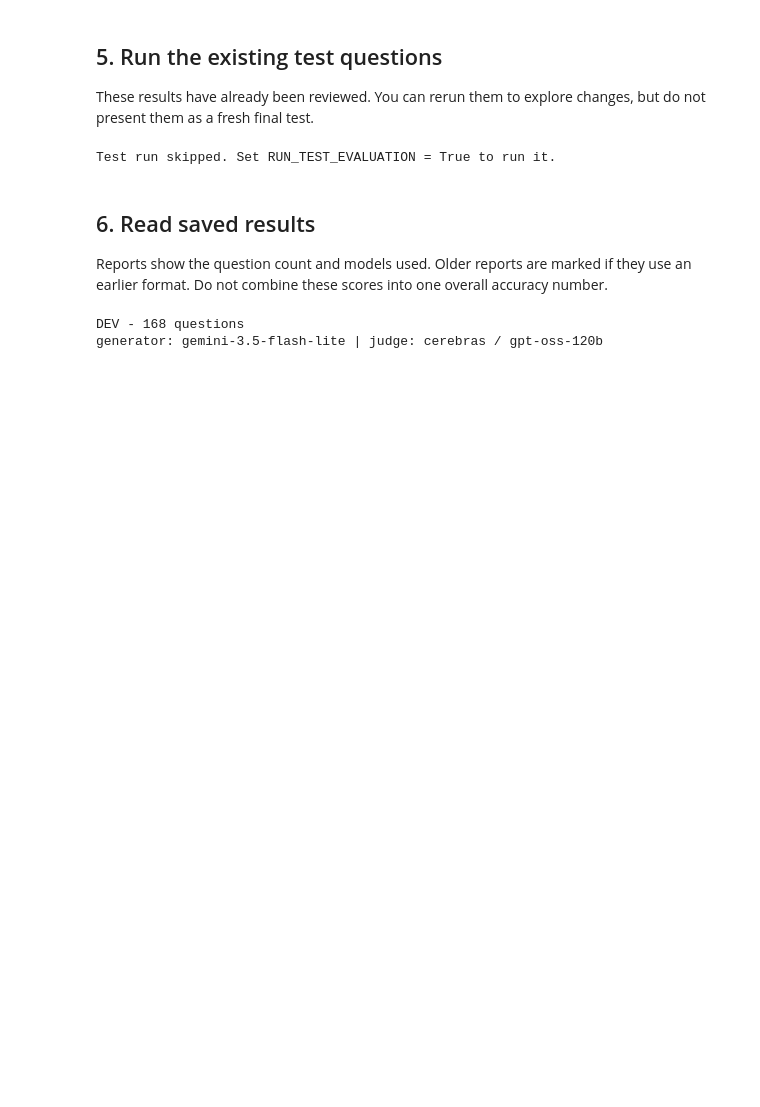
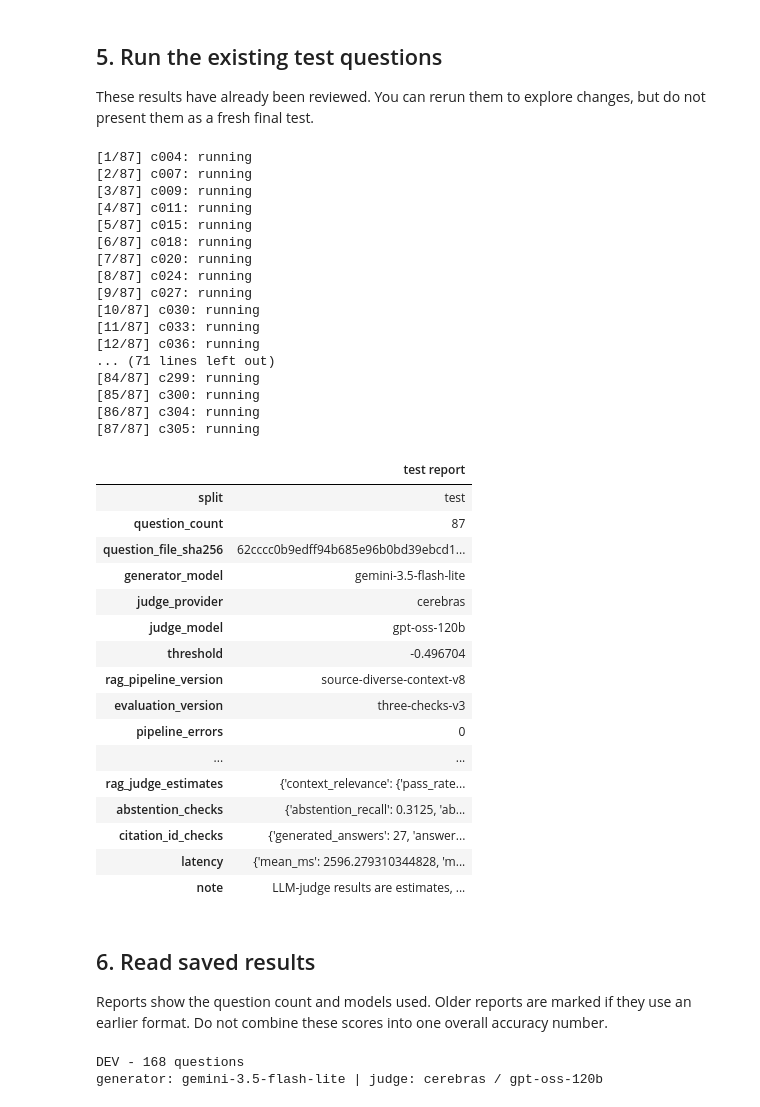
Before and after one commit to AbdelrahmanMostafa33/Healthcare-RAG-Assistant, a Jupyter notebook: notebooks/04_evaluation.ipynb, the cells around one changed output. Drawn from its saved outputs; the diff is of its cells as text; code cells hidden in the pictures; blank space fills up the shorter version.

```diff
--- a/notebooks/04_evaluation.ipynb
+++ b/notebooks/04_evaluation.ipynb
@@ -116,15 +141,48 @@ else:
 
 These results have already been reviewed. You can rerun them to explore changes, but do not present them as a fresh final test.
 # %%
-RUN_TEST_EVALUATION = False
+RUN_TEST_EVALUATION = True
 
 if RUN_TEST_EVALUATION:
     test_report = run_evaluation_split(test, "test", retriever, threshold, calibrated)
     display(pd.Series(test_report, name="test report").to_frame())
 else:
     print("Test run skipped. Set RUN_TEST_EVALUATION = True to run it.")
 # %% [output]
-Test run skipped. Set RUN_TEST_EVALUATION = True to run it.
+[1/87] c004: running
+[2/87] c007: running
+[3/87] c009: running
+[4/87] c011: running
+[5/87] c015: running
+[6/87] c018: running
+[7/87] c020: running
+[8/87] c024: running
+[9/87] c027: running
+[10/87] c030: running
+[11/87] c033: running
+[12/87] c036: running
+... (71 lines left out)
+[84/87] c299: running
+[85/87] c300: running
+[86/87] c304: running
+[87/87] c305: running
+|  | test report |
+| split | test |
+| question_count | 87 |
+| question_file_sha256 | 62cccc0b9edff94b685e96b0bd39ebcd1... |
+| generator_model | gemini-3.5-flash-lite |
+| judge_provider | cerebras |
+| judge_model | gpt-oss-120b |
+| threshold | -0.496704 |
+| rag_pipeline_version | source-diverse-context-v8 |
+| evaluation_version | three-checks-v3 |
+| pipeline_errors | 0 |
+| ... | ... |
+| rag_judge_estimates | {'context_relevance': {'pass_rate... |
+| abstention_checks | {'abstention_recall': 0.3125, 'ab... |
+| citation_id_checks | {'generated_answers': 27, 'answer... |
+| latency | {'mean_ms': 2596.279310344828, 'm... |
+| note | LLM-judge results are estimates, ... |
 # %% [markdown]
 ## 6. Read saved results
 
```
Also changed, not shown: parts of 6 cells of this notebook, 18 other files.
